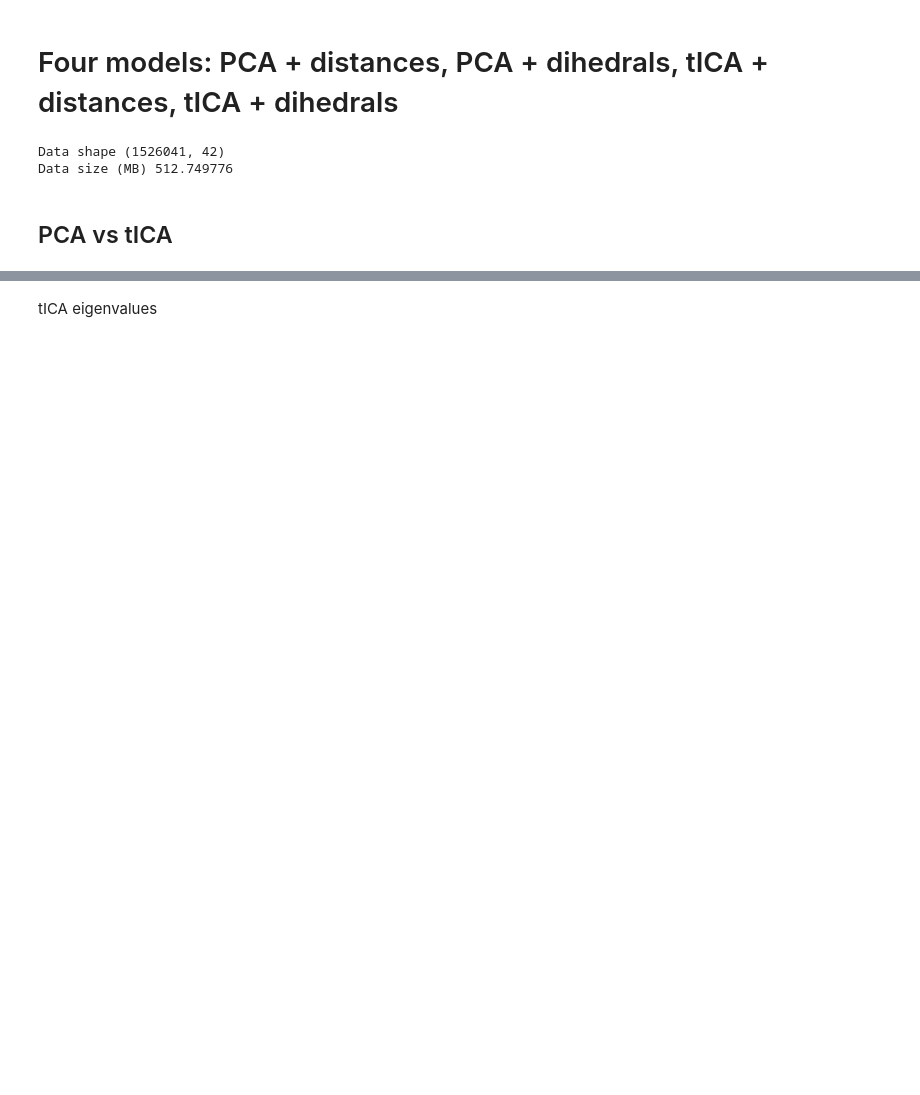
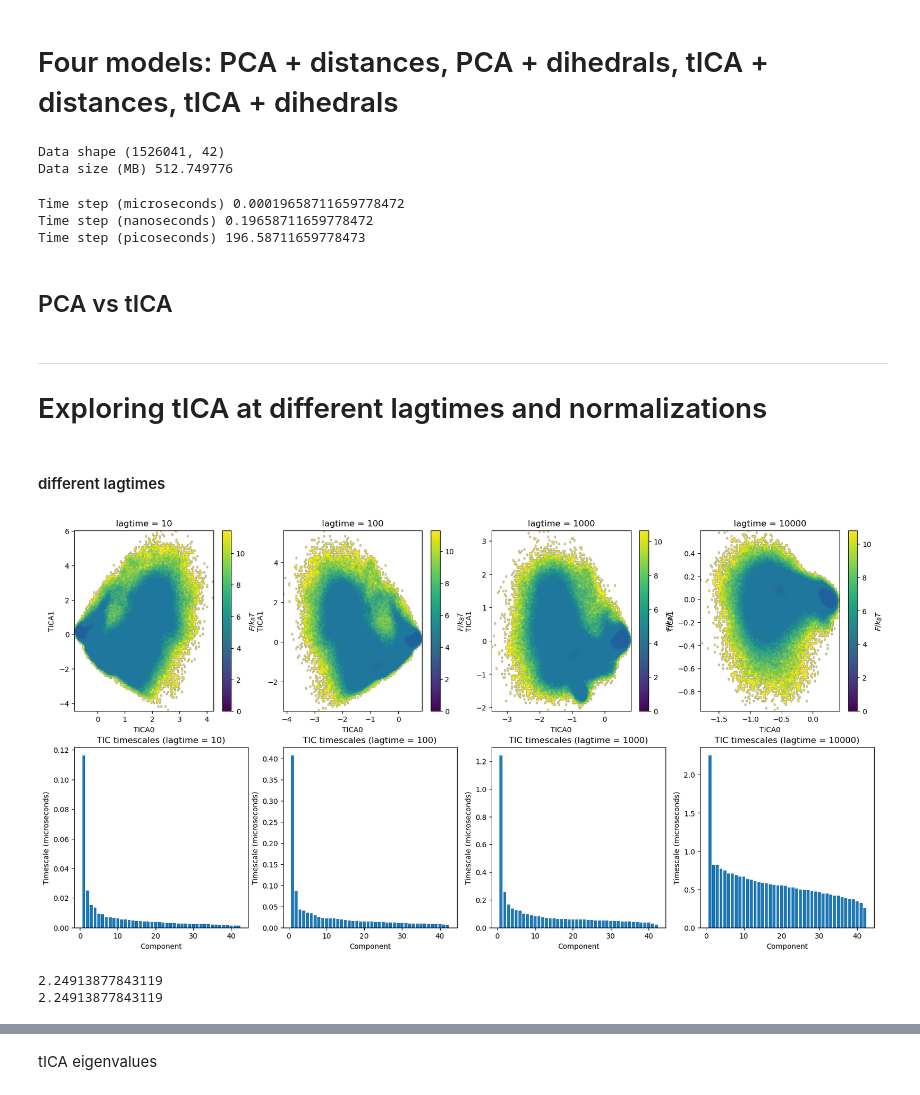
Before and after one commit to miriamzara/MSM, a Jupyter notebook: step_2new_dimensionality_reduction.ipynb, the cells around one changed output, grey strips where cells are left out. Cells and saved outputs as stored; diff of their text form; code cells hidden in the pictures; blank space fills up the shorter version.

```diff
--- a/step_2new_dimensionality_reduction.ipynb
+++ b/step_2new_dimensionality_reduction.ipynb
@@ -20,6 +20,16 @@ print("Data size (MB)", distances.nbytes / (10**6))
 # %% [output]
 Data shape (1526041, 42)
 Data size (MB) 512.749776
+# %%
+total_time_micros = 300
+time_step_micros =  total_time_micros / distances.shape[0]
+print("Time step (microseconds)", time_step_micros) # 2x10^-4 microseconds
+print("Time step (nanoseconds)", time_step_micros * 10**3) # 0.2 nanoseconds
+print("Time step (picoseconds)", time_step_micros * 10**6) # 200 picoseconds
+# %% [output]
+Time step (microseconds) 0.00019658711659778472
+Time step (nanoseconds) 0.19658711659778472
+Time step (picoseconds) 196.58711659778473
 # %% [markdown]
 ## PCA vs tICA
 # %%
@@ -73,7 +84,36 @@ X = distances
 pca = PCA()
 pca.fit(X)
 pca_traj = pca.fit_transform(X)
+# %% [markdown]
+---
+# Exploring tICA at different lagtimes and normalizations
+# %% [markdown]
+#### different lagtimes
 # %%
-tica = TICA(lagtime=1000, dim=4)
-tica.fit(X)
-tica_traj = tica.transform(X)
+lagtime_array = [10, 100, 1000, 10000]
+
+fig, axes = plt.subplots(2, len(lagtime_array), figsize=(20, 10))
+
+for lagtime in lagtime_array:
+    ticamodel = TICA(lagtime=lagtime, dim=5)
+    ticamodel.fit(X)
+    tica_traj = ticamodel.transform(X)
+    plot_free_energy_projection(tica_traj, 0, 1, ax = axes[0, lagtime_array.index(lagtime)], axlabel = "TICA", axtitle = f"lagtime = {lagtime}")
+
+
+    # Plot timescales
+    timescales = ticamodel.model.timescales()
+    axes[1, lagtime_array.index(lagtime)].bar(range(1, len(timescales) + 1), timescales * time_step_micros)
+    axes[1, lagtime_array.index(lagtime)].set_xlabel("Component")
+    axes[1, lagtime_array.index(lagtime)].set_ylabel("Timescale (microseconds)")
+    axes[1, lagtime_array.index(lagtime)].set_title(f"TIC timescales (lagtime = {lagtime})")
+# %% [output]
+[figure, added]
+# %%
+# timescale = - lagtime / log(singular_value)
+
+print(ticamodel.model.timescales()[0] * time_step_micros)
+print((- ticamodel.model.lagtime / np.log(ticamodel.model.singular_values[0])) * time_step_micros)
+# %% [output]
+2.24913877843119
+2.24913877843119
```
Also changed, not shown: parts of 5 cells of this notebook, 6 other files.
